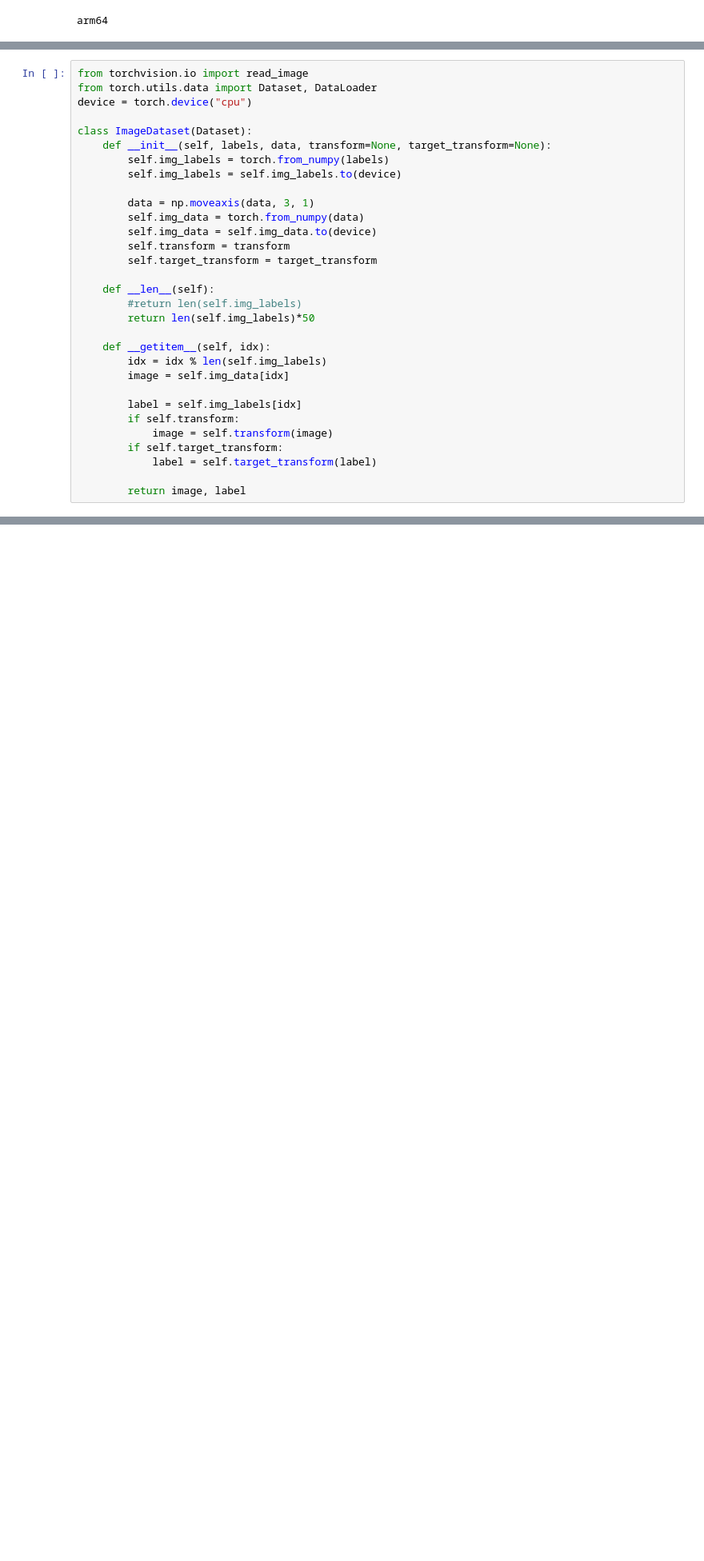
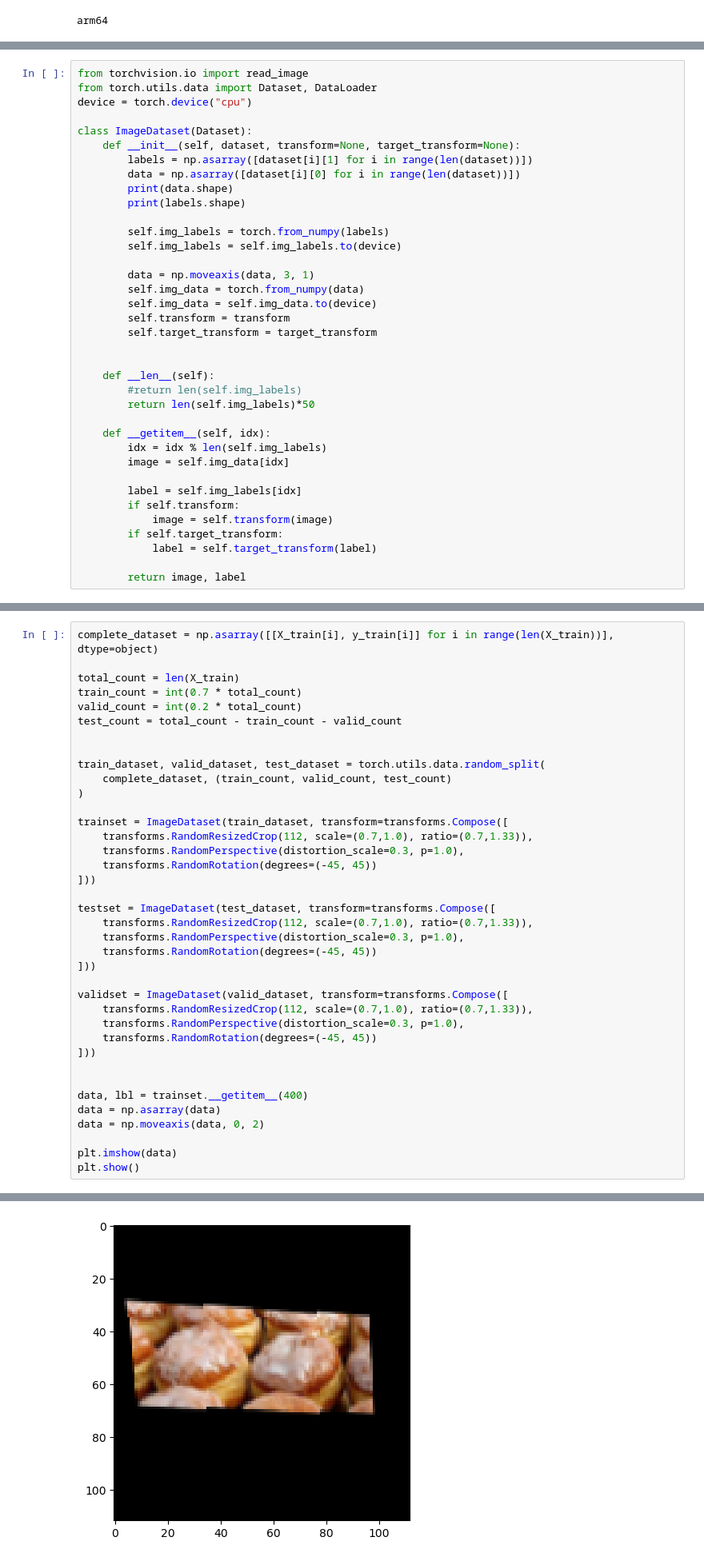
Before and after one commit to Rob2U/BerlinerPfannkuchenKlassifikator, a Jupyter notebook: cnn.ipynb, the cells around one changed output, grey strips where cells are left out. Shown at 80% size. Cells and saved outputs as stored; diff of their text form; blank space fills up the shorter version.

```diff
--- a/cnn.ipynb
+++ b/cnn.ipynb
@@ -24,7 +24,12 @@ from torch.utils.data import Dataset, DataLoader
 device = torch.device("cpu")
 
 class ImageDataset(Dataset):
-    def __init__(self, labels, data, transform=None, target_transform=None):
+    def __init__(self, dataset, transform=None, target_transform=None):
+        labels = np.asarray([dataset[i][1] for i in range(len(dataset))])
+        data = np.asarray([dataset[i][0] for i in range(len(dataset))])
+        print(data.shape)
+        print(labels.shape)
+
         self.img_labels = torch.from_numpy(labels)
         self.img_labels = self.img_labels.to(device)
 
@@ -33,6 +38,7 @@ class ImageDataset(Dataset):
         self.img_data = self.img_data.to(device)
         self.transform = transform
         self.target_transform = target_transform
+
 
     def __len__(self):
         #return len(self.img_labels)
@@ -118,0 +88,39 @@ tensor(0.3133)
+# %%
+complete_dataset = np.asarray([[X_train[i], y_train[i]] for i in range(len(X_train))], dtype=object)
+
+total_count = len(X_train)
+train_count = int(0.7 * total_count)
+valid_count = int(0.2 * total_count)
+test_count = total_count - train_count - valid_count
+
+
+train_dataset, valid_dataset, test_dataset = torch.utils.data.random_split(
+    complete_dataset, (train_count, valid_count, test_count)
+)
+
+trainset = ImageDataset(train_dataset, transform=transforms.Compose([
+    transforms.RandomResizedCrop(112, scale=(0.7,1.0), ratio=(0.7,1.33)),
+    transforms.RandomPerspective(distortion_scale=0.3, p=1.0),
+    transforms.RandomRotation(degrees=(-45, 45))
+]))
+
+testset = ImageDataset(test_dataset, transform=transforms.Compose([
+    transforms.RandomResizedCrop(112, scale=(0.7,1.0), ratio=(0.7,1.33)),
+    transforms.RandomPerspective(distortion_scale=0.3, p=1.0),
+    transforms.RandomRotation(degrees=(-45, 45))
+]))
+
+validset = ImageDataset(valid_dataset, transform=transforms.Compose([
+    transforms.RandomResizedCrop(112, scale=(0.7,1.0), ratio=(0.7,1.33)),
+    transforms.RandomPerspective(distortion_scale=0.3, p=1.0),
+    transforms.RandomRotation(degrees=(-45, 45))
+]))
+
+
+data, lbl = trainset.__getitem__(400)
+data = np.asarray(data)
+data = np.moveaxis(data, 0, 2)
+
+plt.imshow(data)
+plt.show()
+# %% [output]
@@ -119,3 +133,4 @@ tensor(0.3133)
+[figure, added]
 # %%
 import torch.nn as nn
 import torch.nn.functional as F
```
Also changed, not shown: parts of 9 cells of this notebook.
